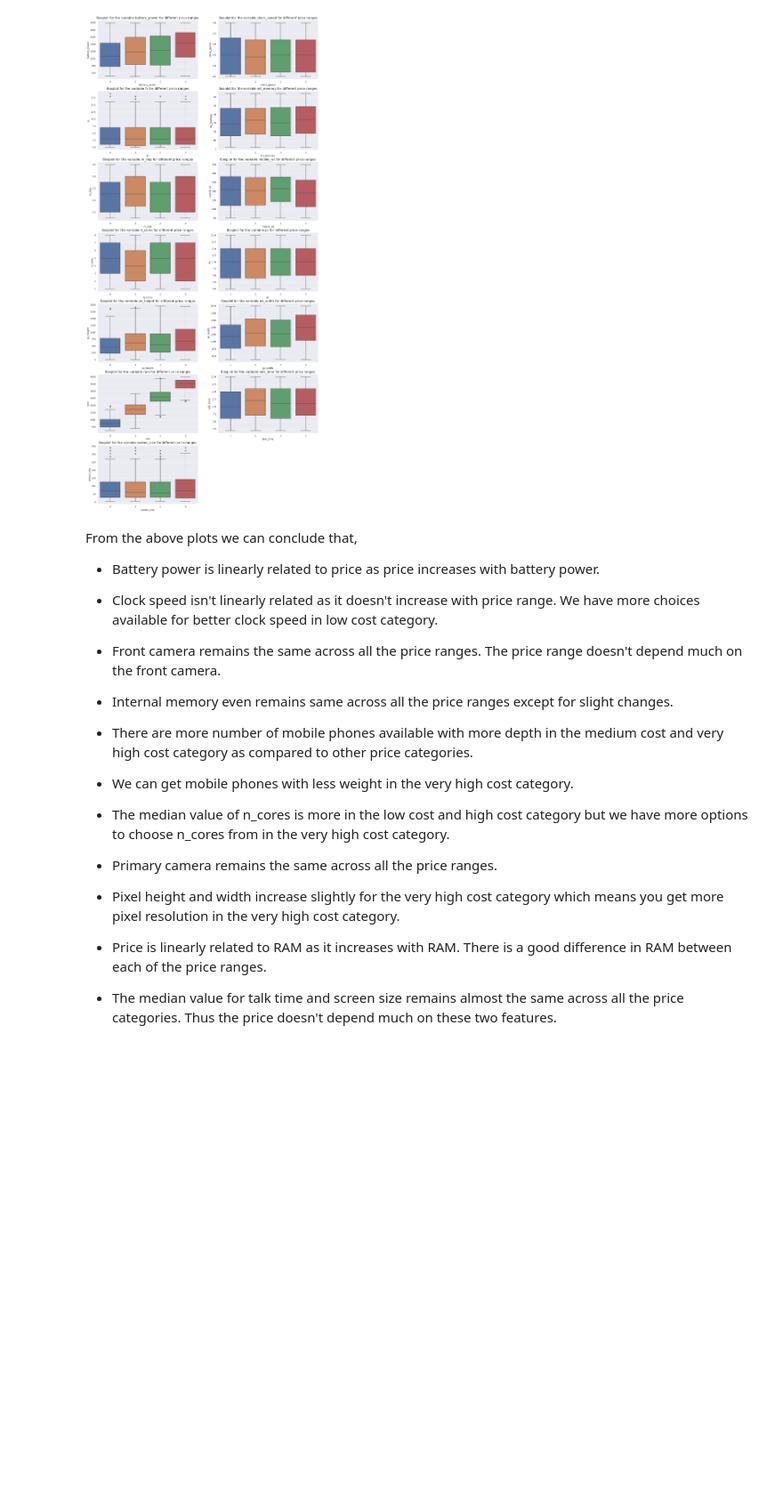
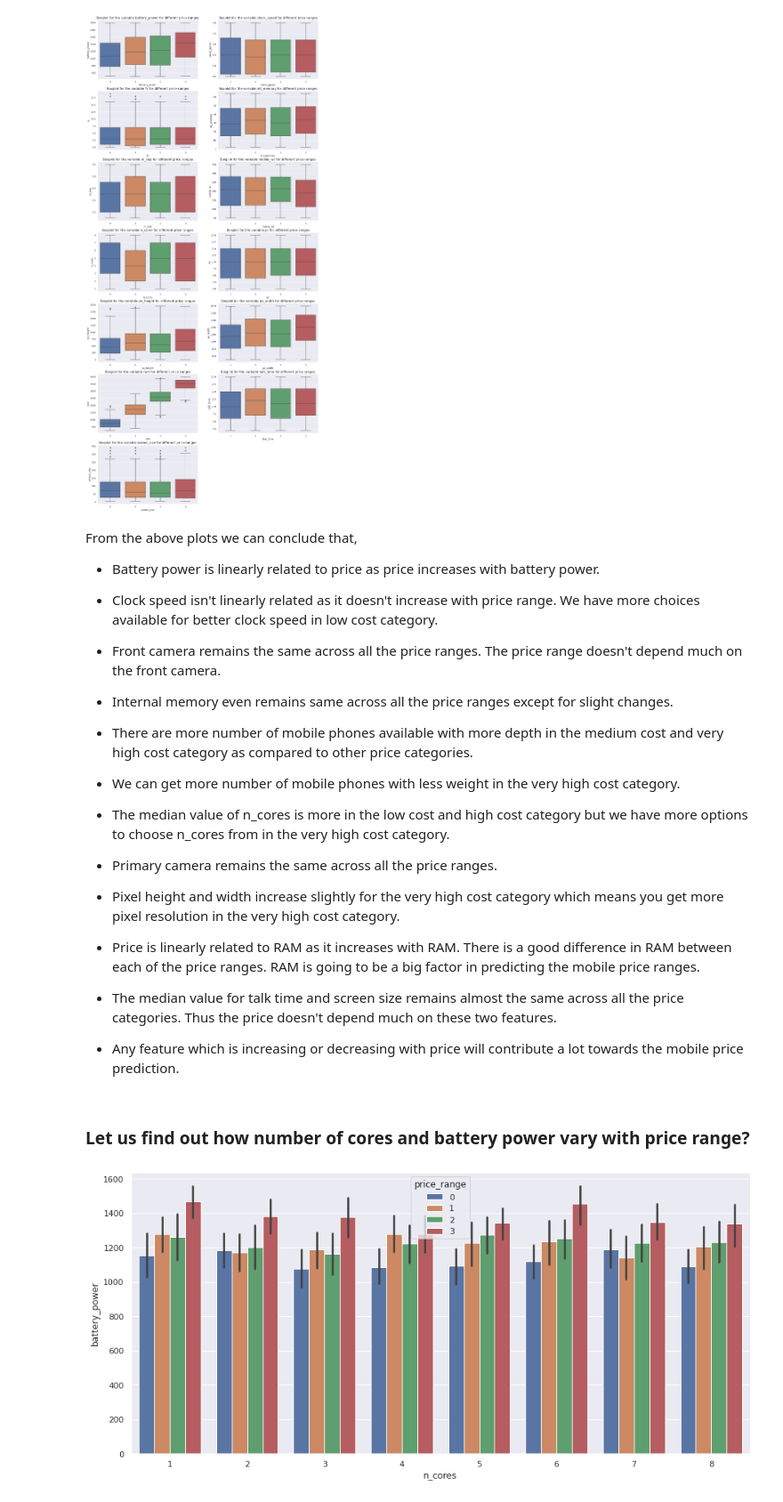
Before and after one commit to Rudrajit12/Mobile-Price-Range-Prediction, a Jupyter notebook: Mobile_Price_Range_Prediction_Capstone_Project.ipynb, the cells around one changed output. Shown at 89% size. Saved outputs shown, nothing was run; the diff lists cells and outputs as text; code cells hidden in the pictures; blank space fills up the shorter version.

```diff
--- a/Mobile_Price_Range_Prediction_Capstone_Project.ipynb
+++ b/Mobile_Price_Range_Prediction_Capstone_Project.ipynb
@@ -464,7 +464,7 @@ From the above plots we can conclude that,
 
 * There are more number of mobile phones available with more depth in the medium cost and very high cost category as compared to other price categories.
 
-* We can get mobile phones with less weight in the very high cost category.
+* We can get more number of mobile phones with less weight in the very high cost category.
 
 * The median value of n_cores is more in the low cost and high cost category but we have more options to choose n_cores from in the very high cost category.
 
@@ -472,6 +472,17 @@ From the above plots we can conclude that,
 
 * Pixel height and width increase slightly for the very high cost category which means you get more pixel resolution in the very high cost category.
 
-* Price is linearly related to RAM as it increases with RAM. There is a good  difference in RAM between each of the price ranges.
+* Price is linearly related to RAM as it increases with RAM. There is a good  difference in RAM between each of the price ranges. RAM is going to be a big factor in predicting the mobile price ranges.
 
 * The median value for talk time and screen size remains almost the same across all the price categories. Thus the price doesn't depend much on these two features.
+
+* Any feature which is increasing or decreasing with price will contribute a lot towards the mobile price prediction.
+# %% [markdown]
+### **Let us find out how number of cores and battery power vary with price range?**
+# %%
+# plot n_cores and battery_power with price ranges
+plt.figure(figsize=(15,7))
+sns.barplot(x='n_cores', y='battery_power', hue='price_range', data=phone_df)
+plt.show()
+# %% [output]
+[figure, added]
```
Also changed, not shown: parts of 6 cells of this notebook.
